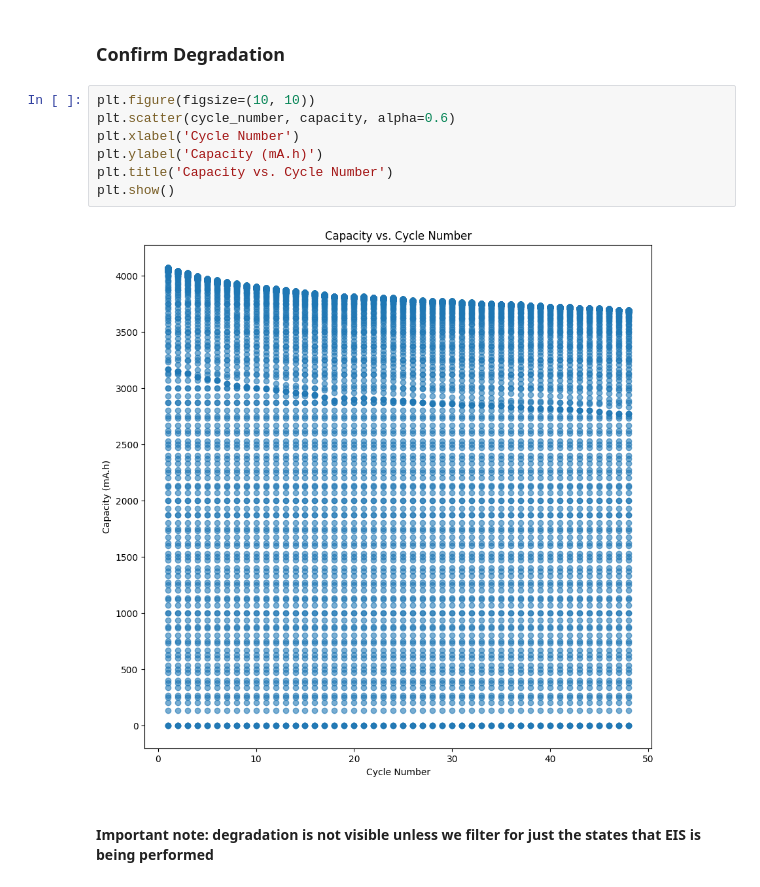
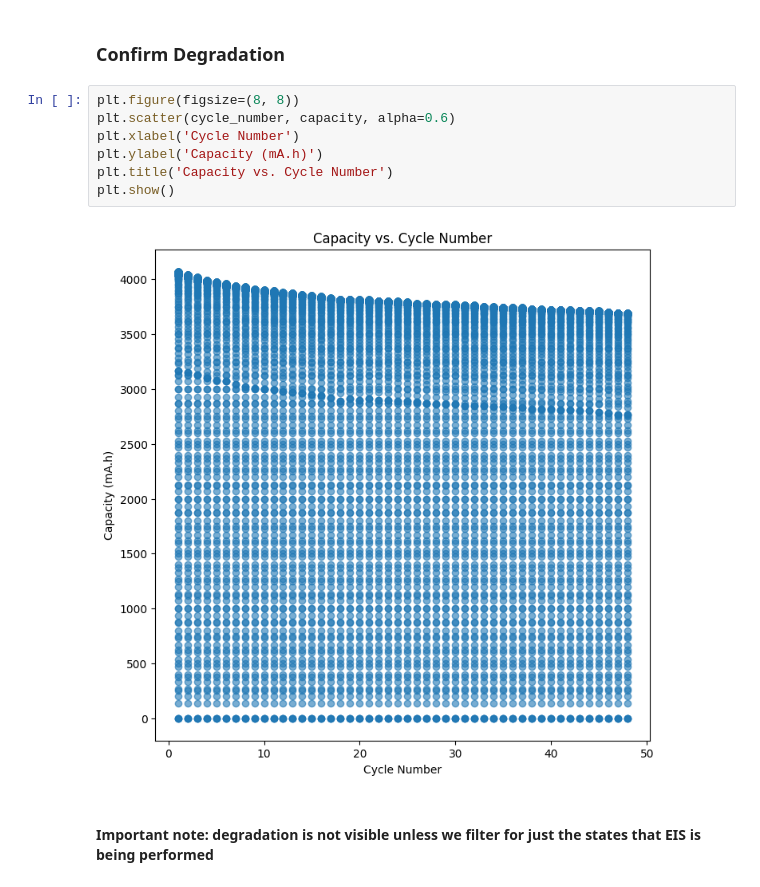
Before and after one commit to NithinJakrebet/eis-ml, a Jupyter notebook: notebooks/gradient_boosting.ipynb, the cells around one changed output. Cells and saved outputs as stored; diff of their text form.

```diff
--- a/notebooks/gradient_boosting.ipynb
+++ b/notebooks/gradient_boosting.ipynb
@@ -56,14 +56,14 @@ cycle_number = df['cycle number']
 # %% [markdown]
 ### Confirm Degradation
 # %%
-plt.figure(figsize=(10, 10))
+plt.figure(figsize=(8, 8))
 plt.scatter(cycle_number, capacity, alpha=0.6)
 plt.xlabel('Cycle Number')
 plt.ylabel('Capacity (mA.h)')
 plt.title('Capacity vs. Cycle Number')
 plt.show()
 # %% [output]
-[figure, old version]
+[figure, new version]
 # %% [markdown]
 #### Important note: degradation is not visible unless we filter for just the states that EIS is being performed
 # %% [markdown]
```
Also changed, not shown: parts of 15 cells of this notebook.
